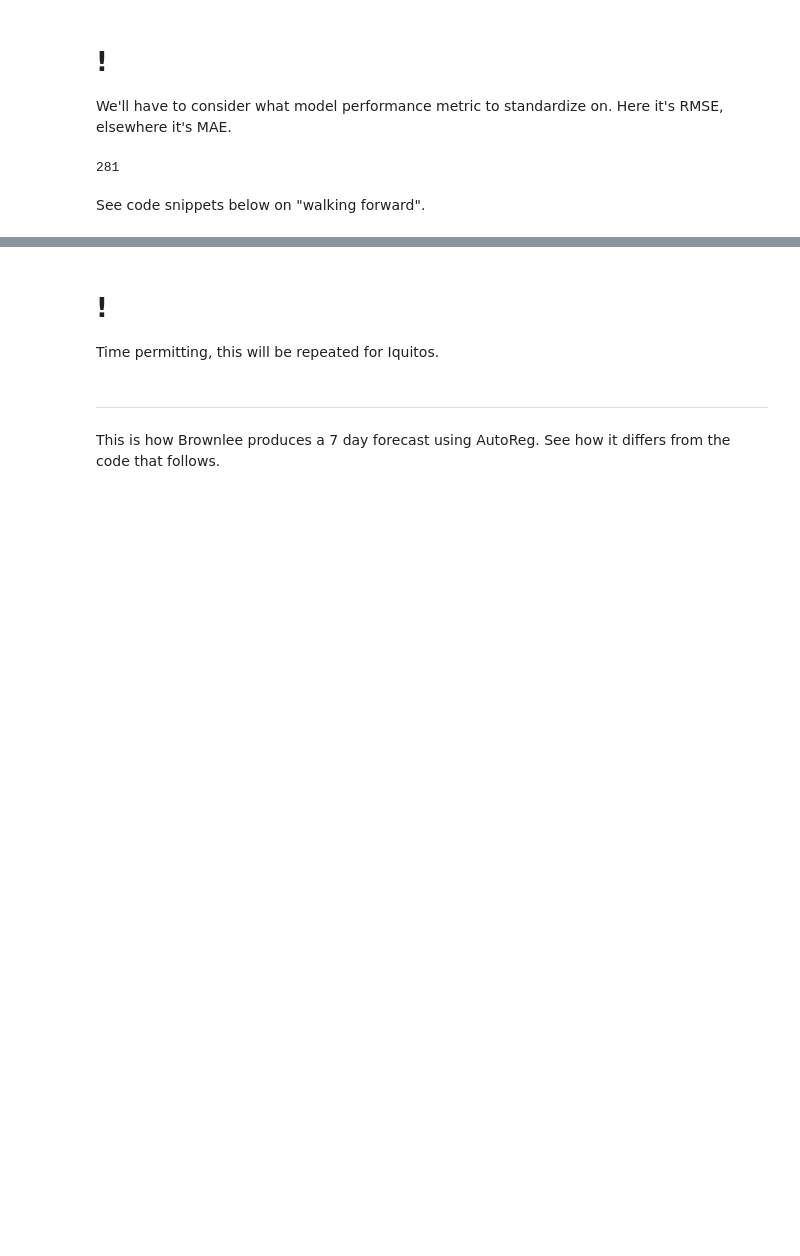
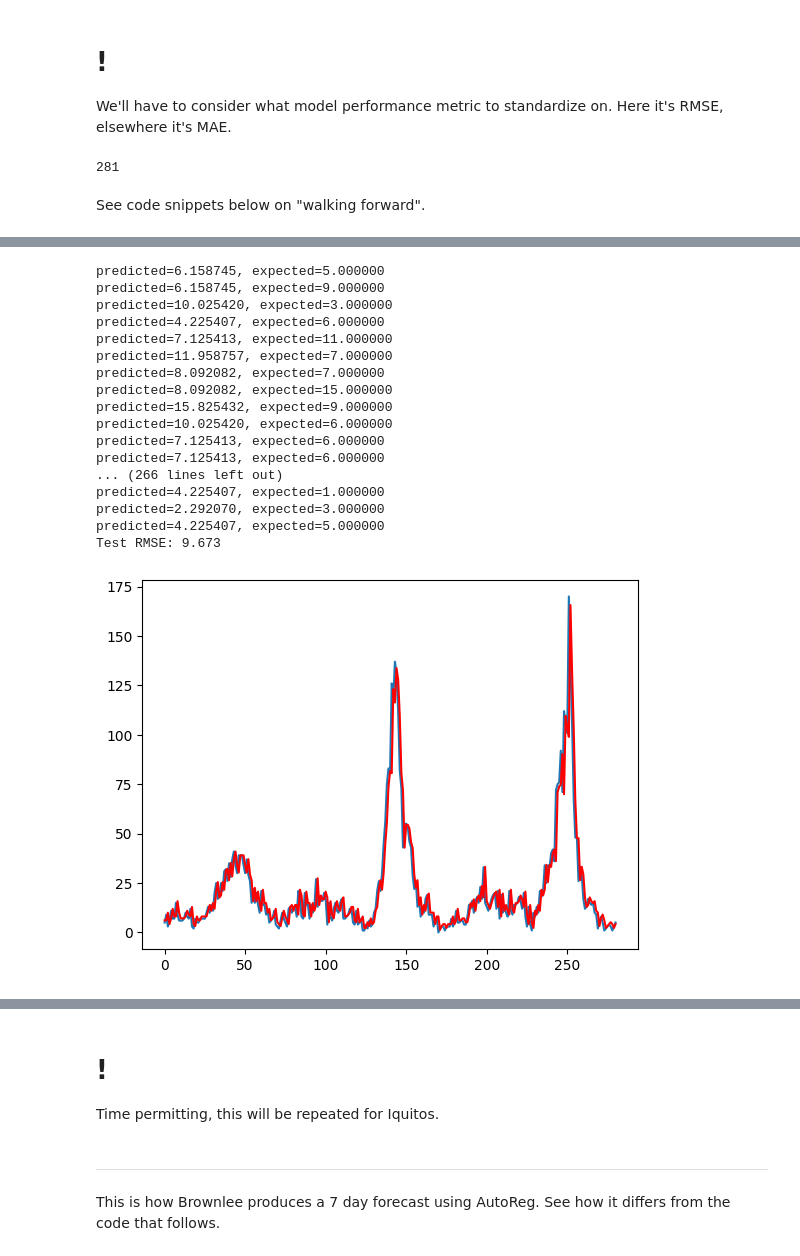
Before and after one commit to ValerieDier/multivariate_timeseries_forecasting_dengue, a Jupyter notebook: notebooks/eda_univariate.ipynb, the cells around one changed output, grey strips where cells are left out. Saved outputs shown, nothing was run; the diff lists cells and outputs as text; code cells hidden in the pictures; blank space fills up the shorter version.

Commit message:
In better shape; AR model may end up in its own notebook

```diff
--- a/notebooks/eda_univariate.ipynb
+++ b/notebooks/eda_univariate.ipynb
@@ -1132,0 +1131,61 @@ Start and end param experiments
+# %%
+# massage my dataset into the format required below
+
+#train_sj = sj_df_train['total_cases'].values
+train_sj = sj_df_train['total_cases'].values.reshape(-1, 1)
+#print("Using reshape:")
+#print(train_sj)
+
+#test_sj = sj_df_test['total_cases'].values
+test_sj = sj_df_test['total_cases'].values.reshape(-1, 1)
+
+# train autoregression
+# I have this done up top, and coef was already defined there for the walk-forward below
+
+window = 1 # the "run-up" required for your model to produce a prediction per the number of lags used for your AR model, per the autocorrelation findings.  I used 1 lag.
+##model = AutoReg(train, lags=1)
+##model_fit = model.fit()
+##coef = model_fit.params
+
+# walk forward over time steps in test
+
+history = train_sj[len(train_sj)-window:] # fetches the last value(s) of the training set, according to the lag window you've set
+#print(history)
+history = [history[i] for i in range(len(history))] # iterates over the value(s) that were fetched (as many as you've set lags/window for) - wait, this loops how?
+predictions = list()
+for t in range(len(test_sj)):                               # for t 0 to the end of the span of the test set...
+    length = len(history)                                   # length is the lag you've set
+    lag = [history[i] for i in range(length-window,length)] # seems circular or pointless: length = len(history), and history is the last "lag #" of rows of the training set
+    yhat = coef[0]
+    for d in range(window):
+        yhat += coef[d+1] * lag[window-d-1]                 # I think this works w/o further identation (next lines) as yhat stores its result & adds for every d
+    obs = test_sj[t]
+    predictions.append(yhat)
+    history.append(obs)
+    print('predicted=%f, expected=%f' % (yhat, obs))
+
+rmse = sqrt(mean_squared_error(test_sj, predictions))
+print('Test RMSE: %.3f' % rmse)
+# plot
+plt.plot(test_sj)
+plt.plot(predictions, color='red')
+plt.show()
+# %% [output]
+predicted=6.158745, expected=5.000000
+predicted=6.158745, expected=9.000000
+predicted=10.025420, expected=3.000000
+predicted=4.225407, expected=6.000000
+predicted=7.125413, expected=11.000000
+predicted=11.958757, expected=7.000000
+predicted=8.092082, expected=7.000000
+predicted=8.092082, expected=15.000000
+predicted=15.825432, expected=9.000000
+predicted=10.025420, expected=6.000000
+predicted=7.125413, expected=6.000000
+predicted=7.125413, expected=6.000000
+... (266 lines left out)
+predicted=4.225407, expected=1.000000
+predicted=2.292070, expected=3.000000
+predicted=4.225407, expected=5.000000
+Test RMSE: 9.673
+[figure, added]
```
Also changed, not shown: parts of 12 cells of this notebook.
